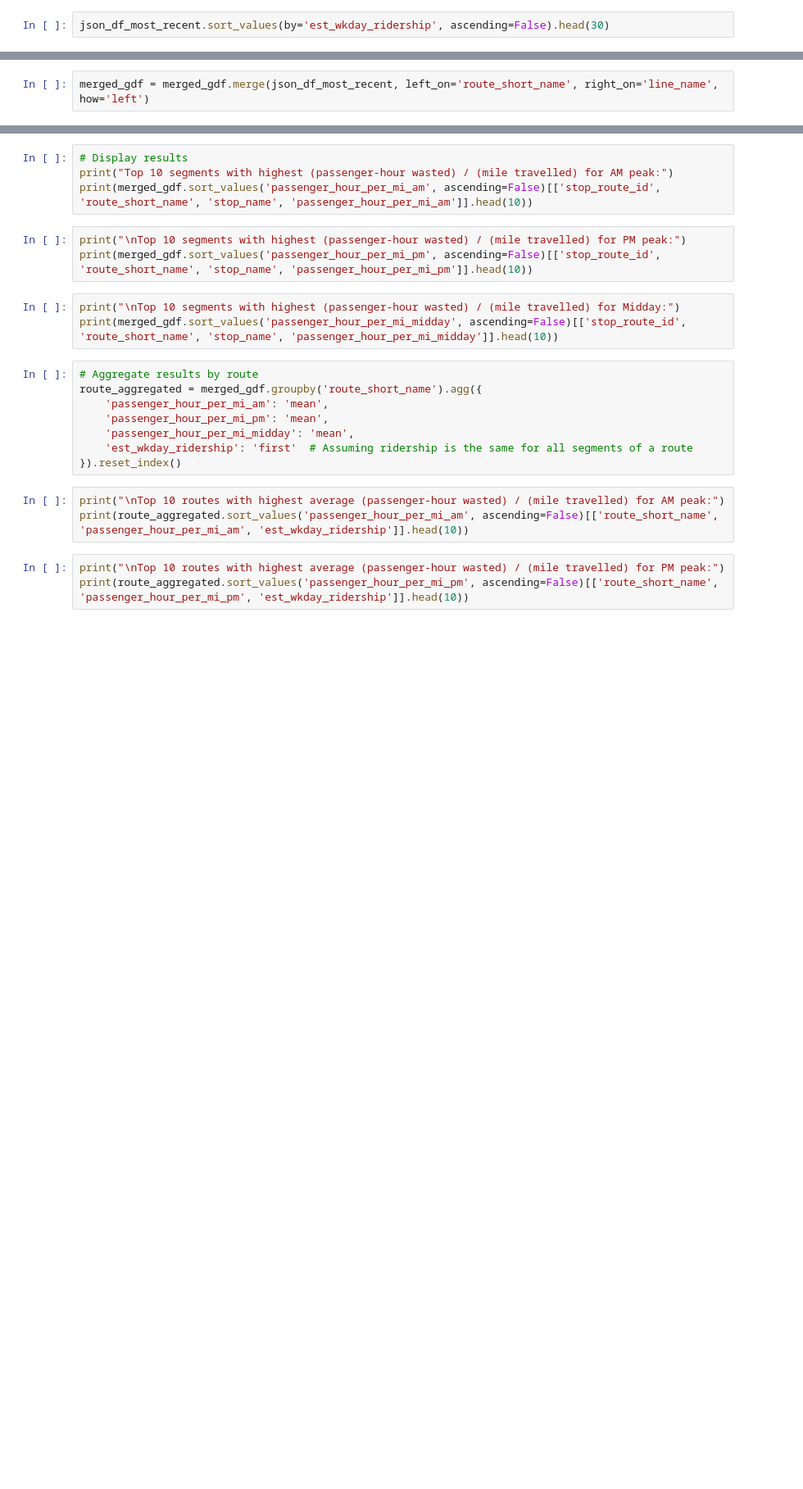
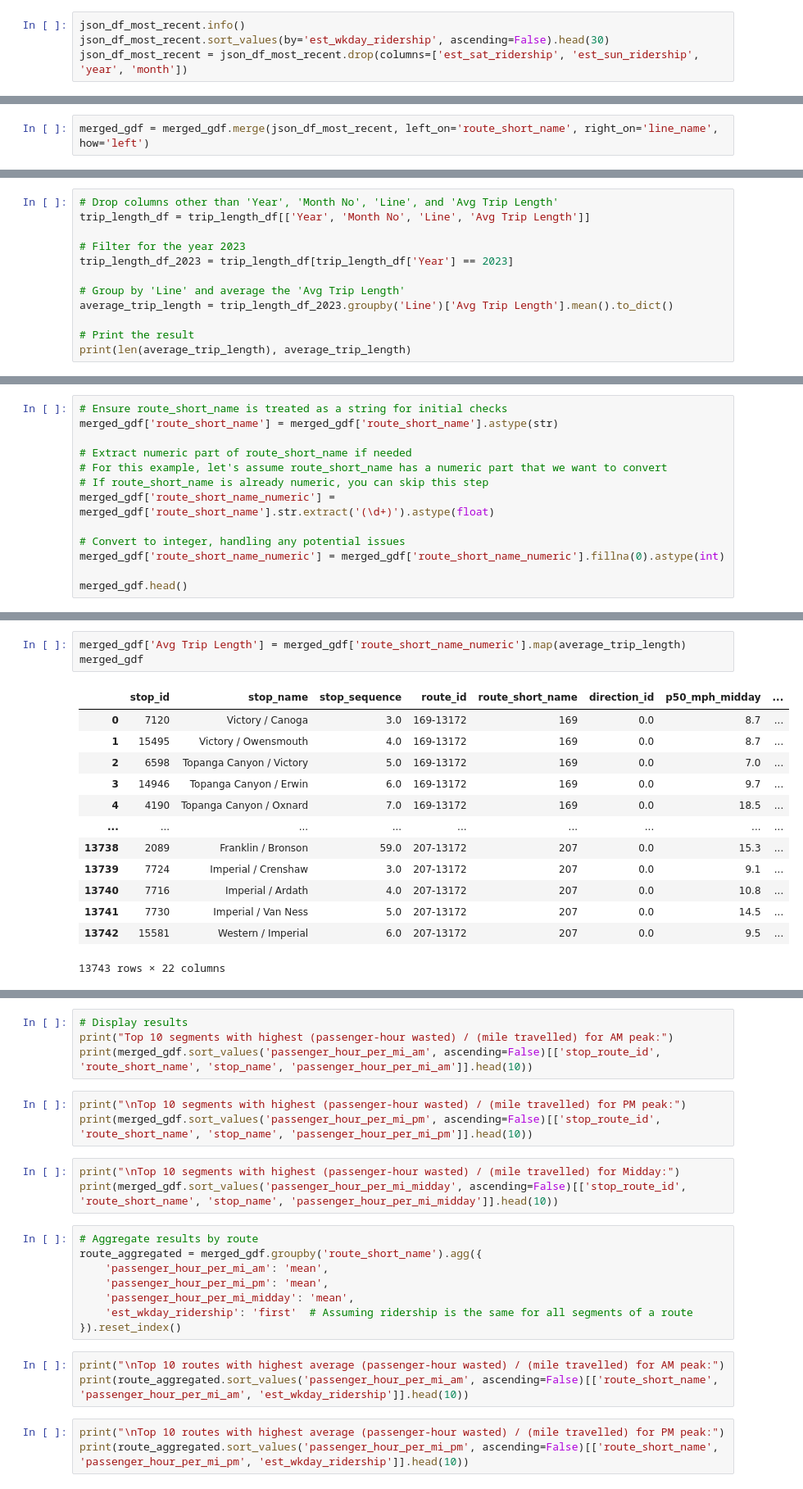
Before and after one commit to streetsforall/metro-bus-lane-prioritization, a Jupyter notebook: lab.ipynb, the cells around one changed output, grey strips where cells are left out. Shown at 82% size. Saved outputs shown, nothing was run; the diff lists cells and outputs as text; blank space fills up the shorter version.

```diff
--- a/lab.ipynb
+++ b/lab.ipynb
@@ -86,2 +447,4 @@ json_df_most_recent.info()
 # %%
+json_df_most_recent.info()
 json_df_most_recent.sort_values(by='est_wkday_ridership', ascending=False).head(30)
+json_df_most_recent = json_df_most_recent.drop(columns=['est_sat_ridership', 'est_sun_ridership', 'year', 'month'])
@@ -93,0 +588,12 @@ merged_gdf.info()
+# %%
+# Drop columns other than 'Year', 'Month No', 'Line', and 'Avg Trip Length'
+trip_length_df = trip_length_df[['Year', 'Month No', 'Line', 'Avg Trip Length']]
+
+# Filter for the year 2023
+trip_length_df_2023 = trip_length_df[trip_length_df['Year'] == 2023]
+
+# Group by 'Line' and average the 'Avg Trip Length'
+average_trip_length = trip_length_df_2023.groupby('Line')['Avg Trip Length'].mean().to_dict()
+
+# Print the result
+print(len(average_trip_length), average_trip_length)
@@ -93,0 +602,13 @@ merged_gdf.info()
+# %%
+# Ensure route_short_name is treated as a string for initial checks
+merged_gdf['route_short_name'] = merged_gdf['route_short_name'].astype(str)
+
+# Extract numeric part of route_short_name if needed
+# For this example, let's assume route_short_name has a numeric part that we want to convert
+# If route_short_name is already numeric, you can skip this step
+merged_gdf['route_short_name_numeric'] = merged_gdf['route_short_name'].str.extract('(\d+)').astype(float)
+
+# Convert to integer, handling any potential issues
+merged_gdf['route_short_name_numeric'] = merged_gdf['route_short_name_numeric'].fillna(0).astype(int)
+
+merged_gdf.head()
@@ -93,0 +623,17 @@ merged_gdf.info()
+# %%
+merged_gdf['Avg Trip Length'] = merged_gdf['route_short_name_numeric'].map(average_trip_length)
+merged_gdf
+# %% [output]
+|  | stop_id | stop_name | stop_sequence | route_id | route_short_name | direction_id | p50_mph_midday | ... |
+| 0 | 7120 | Victory / Canoga | 3.0 | 169-13172 | 169 | 0.0 | 8.7 | ... |
+| 1 | 15495 | Victory / Owensmouth | 4.0 | 169-13172 | 169 | 0.0 | 8.7 | ... |
+| 2 | 6598 | Topanga Canyon / Victory | 5.0 | 169-13172 | 169 | 0.0 | 7.0 | ... |
+| 3 | 14946 | Topanga Canyon / Erwin | 6.0 | 169-13172 | 169 | 0.0 | 9.7 | ... |
+| 4 | 4190 | Topanga Canyon / Oxnard | 7.0 | 169-13172 | 169 | 0.0 | 18.5 | ... |
+| ... | ... | ... | ... | ... | ... | ... | ... | ... |
+| 13738 | 2089 | Franklin / Bronson | 59.0 | 207-13172 | 207 | 0.0 | 15.3 | ... |
+| 13739 | 7724 | Imperial / Crenshaw | 3.0 | 207-13172 | 207 | 0.0 | 9.1 | ... |
+| 13740 | 7716 | Imperial / Ardath | 4.0 | 207-13172 | 207 | 0.0 | 10.8 | ... |
+| 13741 | 7730 | Imperial / Van Ness | 5.0 | 207-13172 | 207 | 0.0 | 14.5 | ... |
+| 13742 | 15581 | Western / Imperial | 6.0 | 207-13172 | 207 | 0.0 | 9.5 | ... |
+13743 rows × 22 columns
```
Also changed, not shown: parts of 61 cells of this notebook, 1 other file.
